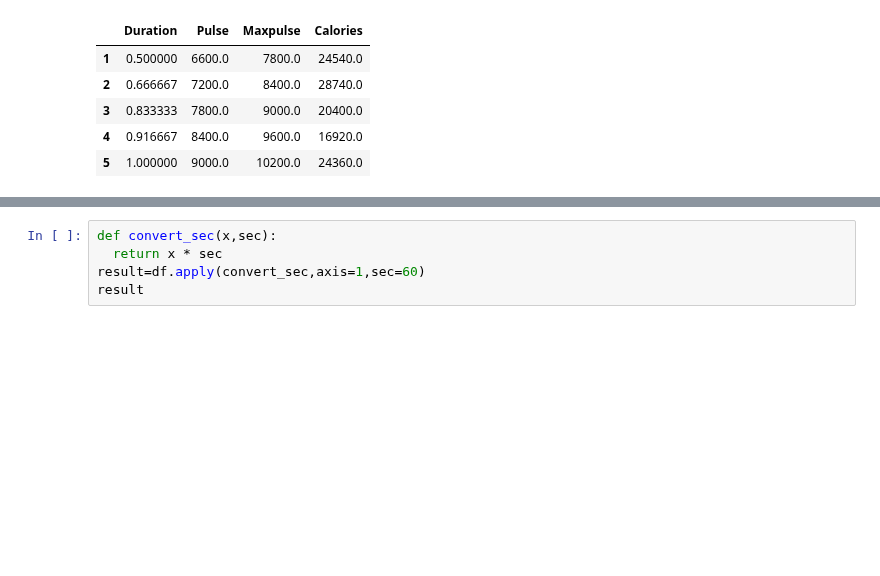
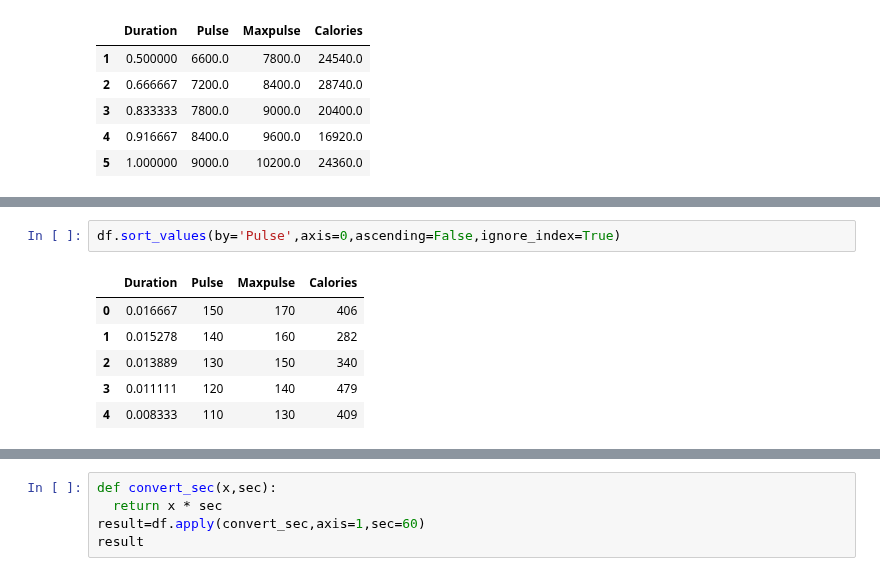
Before and after one commit to ramnagella/Demo, a Jupyter notebook: DA_Day6.ipynb, the cells around one changed output, grey strips where cells are left out. Cells and saved outputs as stored; diff of their text form; blank space fills up the shorter version.

```diff
--- a/DA_Day6.ipynb
+++ b/DA_Day6.ipynb
@@ -347,0 +379,9 @@ result
+# %%
+df.sort_values(by='Pulse',axis=0,ascending=False,ignore_index=True)
+# %% [output]
+|  | Duration | Pulse | Maxpulse | Calories |
+| 0 | 0.016667 | 150 | 170 | 406 |
+| 1 | 0.015278 | 140 | 160 | 282 |
+| 2 | 0.013889 | 130 | 150 | 340 |
+| 3 | 0.011111 | 120 | 140 | 479 |
+| 4 | 0.008333 | 110 | 130 | 409 |
```
Also changed, not shown: parts of 9 cells of this notebook.
